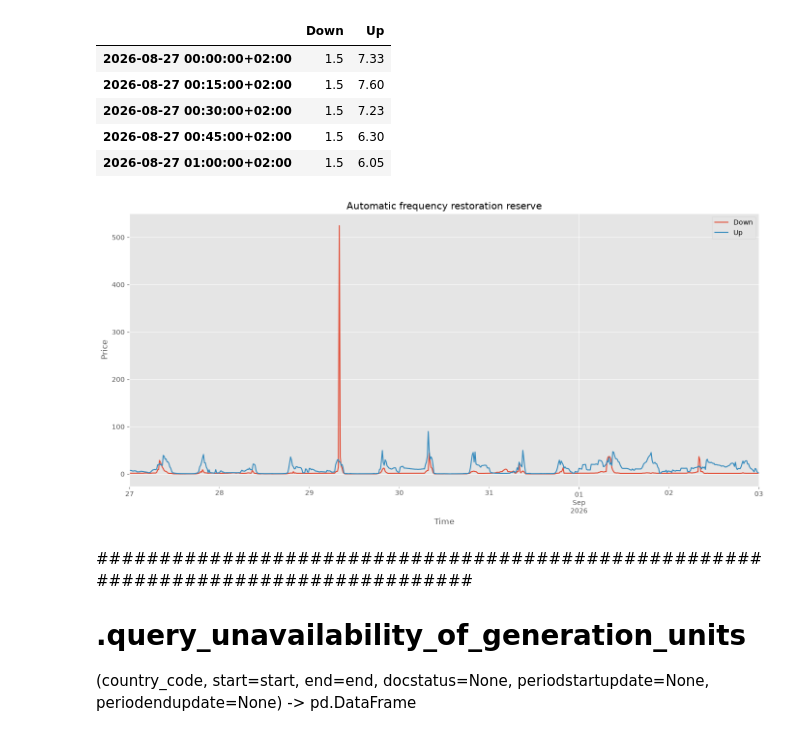
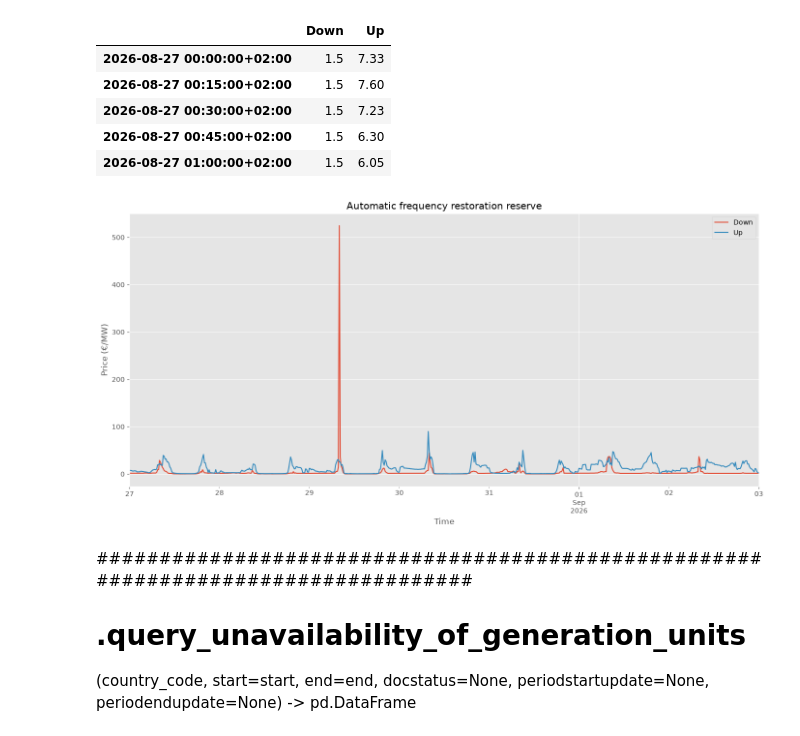
Before and after one commit to DianaDorobantu/electricity-market-brief, a Jupyter notebook: entsoe_data_categories/balancing.ipynb, the cells around one changed output. Cells and saved outputs as stored; diff of their text form; code cells hidden in the pictures.

```diff
--- a/entsoe_data_categories/balancing.ipynb
+++ b/entsoe_data_categories/balancing.ipynb
@@ -458,16 +464,16 @@ aFRR_daily_prices.head()
 # %%
 fig, ax = plt.subplots(figsize=(14, 7))
 
 aFRR_daily_prices.plot(ax=ax)
 
 ax.set_title("Automatic frequency restoration reserve")
 ax.set_xlabel("Time")
-ax.set_ylabel("Price")
+ax.set_ylabel("Price (€/MW)")
 
 fig.tight_layout()
 plt.show()
 # %% [output]
-[figure, old version]
+[figure, new version]
 # %% [markdown]
 ###################################################################################
 # .query_unavailability_of_generation_units
```
Also changed, not shown: parts of 6 cells of this notebook.
